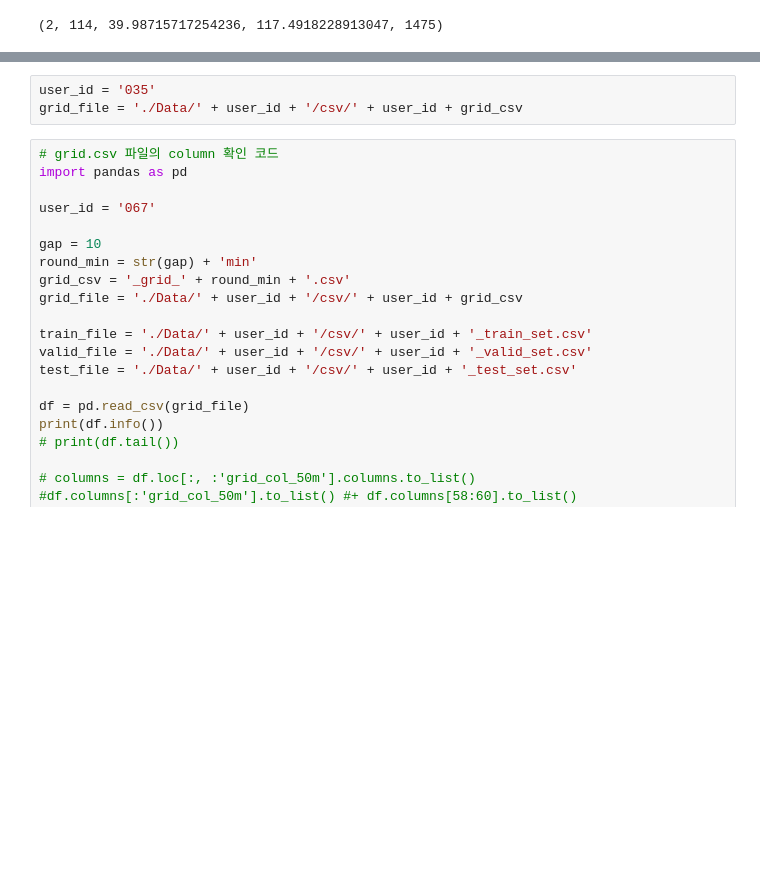
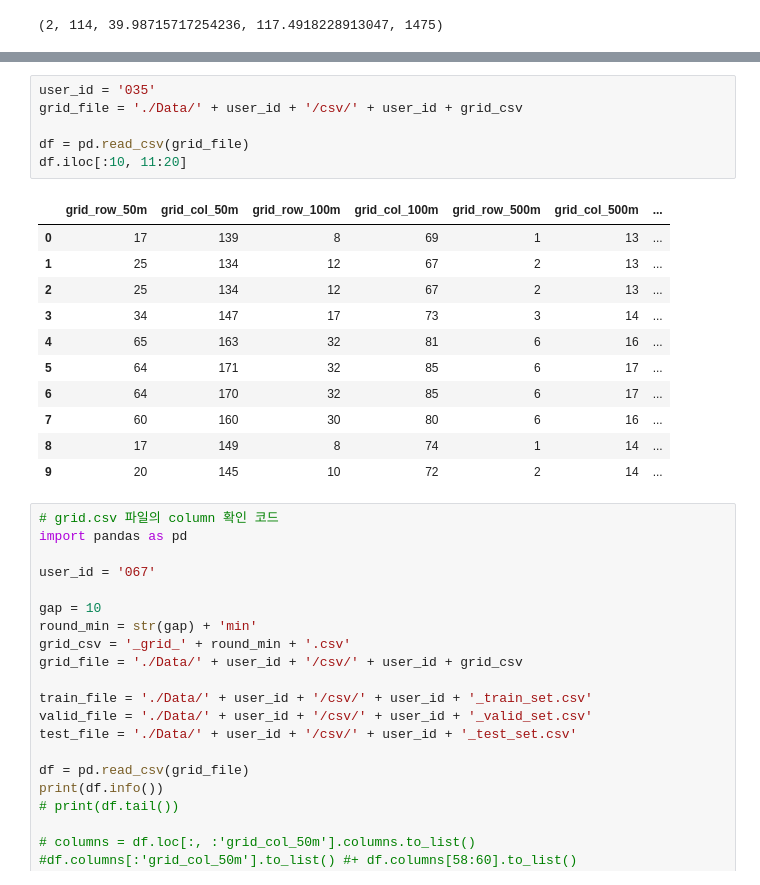
Before and after one commit to shkoma/geolife_timehetnet, a Jupyter notebook: data/geolife/preprocess.ipynb, the cells around one changed output, grey strips where cells are left out. Cells and saved outputs as stored; diff of their text form; blank space fills up the shorter version.

```diff
--- a/data/geolife/preprocess.ipynb
+++ b/data/geolife/preprocess.ipynb
@@ -148,6 +478,21 @@ user_id: 181
 # %%
 user_id = '035'
 grid_file = './Data/' + user_id + '/csv/' + user_id + grid_csv
+
+df = pd.read_csv(grid_file)
+df.iloc[:10, 11:20]
+# %% [output]
+|  | grid_row_50m | grid_col_50m | grid_row_100m | grid_col_100m | grid_row_500m | grid_col_500m | ... |
+| 0 | 17 | 139 | 8 | 69 | 1 | 13 | ... |
+| 1 | 25 | 134 | 12 | 67 | 2 | 13 | ... |
+| 2 | 25 | 134 | 12 | 67 | 2 | 13 | ... |
+| 3 | 34 | 147 | 17 | 73 | 3 | 14 | ... |
+| 4 | 65 | 163 | 32 | 81 | 6 | 16 | ... |
+| 5 | 64 | 171 | 32 | 85 | 6 | 17 | ... |
+| 6 | 64 | 170 | 32 | 85 | 6 | 17 | ... |
+| 7 | 60 | 160 | 30 | 80 | 6 | 16 | ... |
+| 8 | 17 | 149 | 8 | 74 | 1 | 14 | ... |
+| 9 | 20 | 145 | 10 | 72 | 2 | 14 | ... |
 # %%
 # grid.csv 파일의 column 확인 코드
 import pandas as pd
```
Also changed, not shown: parts of 13 cells of this notebook, 1 other file.
